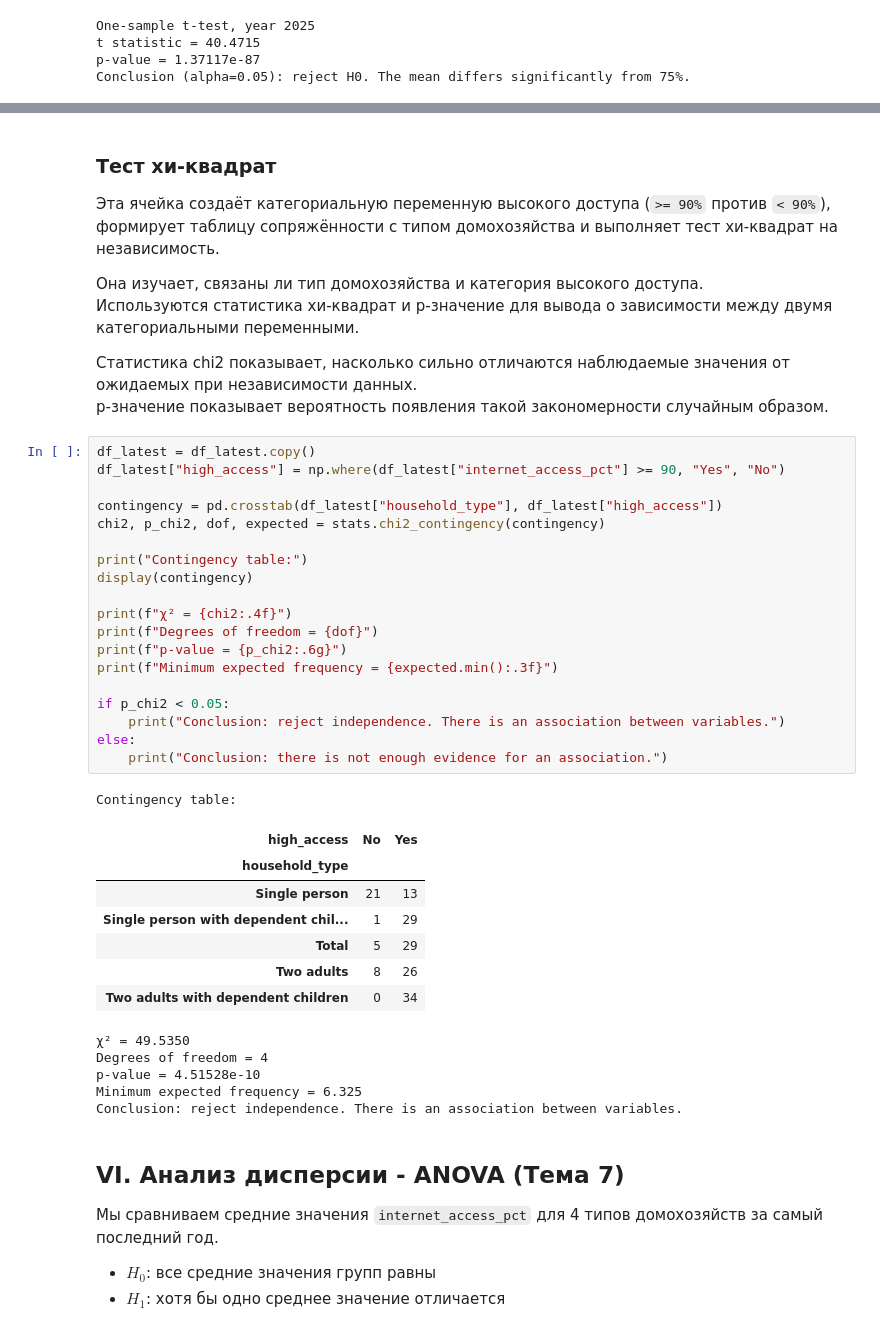
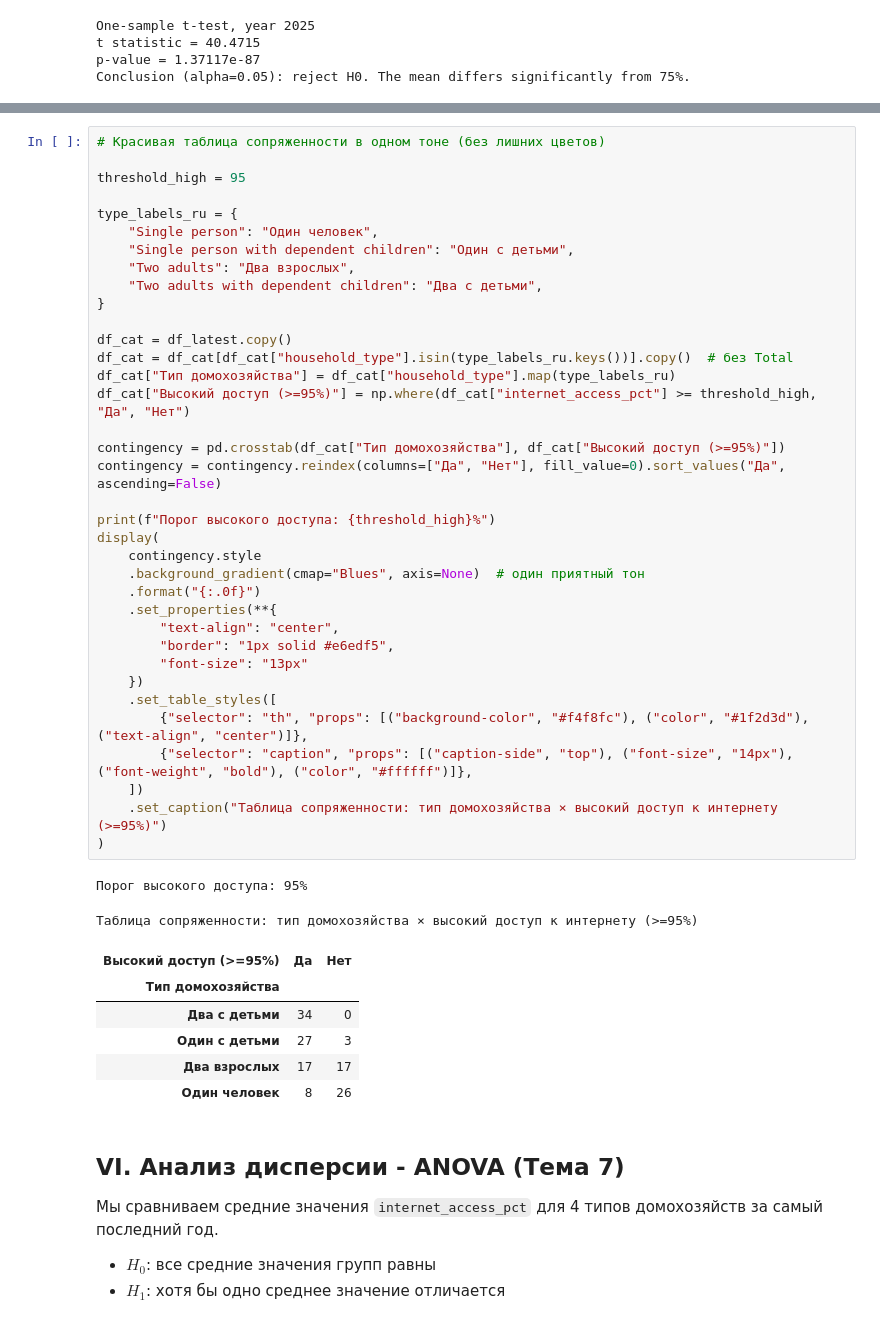
Before and after one commit to slendchat/MStAD, a Jupyter notebook: ind01.ipynb, the cells around one changed output, grey strips where cells are left out. Saved outputs shown, nothing was run; the diff lists cells and outputs as text.

Commit message:
convergence table

```diff
--- a/ind01.ipynb
+++ b/ind01.ipynb
@@ -728,45 +738,48 @@ Conclusion (alpha=0.05): reject H0. The mean differs significantly from 75%.
-# %% [markdown]
-### Тест хи-квадрат
-Эта ячейка создаёт категориальную переменную высокого доступа (`>= 90%` против `< 90%`), формирует таблицу сопряжённости с типом домохозяйства и выполняет тест хи-квадрат на независимость.
-
-Она изучает, связаны ли тип домохозяйства и категория высокого доступа.
-Используются статистика хи-квадрат и p-значение для вывода о зависимости между двумя категориальными переменными.
-
-Статистика chi2 показывает, насколько сильно отличаются наблюдаемые значения от ожидаемых при независимости данных.
-p-значение показывает вероятность появления такой закономерности случайным образом.
 # %%
-df_latest = df_latest.copy()
-df_latest["high_access"] = np.where(df_latest["internet_access_pct"] >= 90, "Yes", "No")
+# Красивая таблица сопряженности в одном тоне (без лишних цветов)
 
-contingency = pd.crosstab(df_latest["household_type"], df_latest["high_access"])
-chi2, p_chi2, dof, expected = stats.chi2_contingency(contingency)
+threshold_high = 95
 
-print("Contingency table:")
-display(contingency)
+type_labels_ru = {
+    "Single person": "Один человек",
+    "Single person with dependent children": "Один с детьми",
+    "Two adults": "Два взрослых",
+    "Two adults with dependent children": "Два с детьми",
+}
 
-print(f"χ² = {chi2:.4f}")
-print(f"Degrees of freedom = {dof}")
-print(f"p-value = {p_chi2:.6g}")
-print(f"Minimum expected frequency = {expected.min():.3f}")
+df_cat = df_latest.copy()
+df_cat = df_cat[df_cat["household_type"].isin(type_labels_ru.keys())].copy()  # без Total
+df_cat["Тип домохозяйства"] = df_cat["household_type"].map(type_labels_ru)
+df_cat["Высокий доступ (>=95%)"] = np.where(df_cat["internet_access_pct"] >= threshold_high, "Да", "Нет")
 
-if p_chi2 < 0.05:
-    print("Conclusion: reject independence. There is an association between variables.")
-else:
-    print("Conclusion: there is not enough evidence for an association.")
+contingency = pd.crosstab(df_cat["Тип домохозяйства"], df_cat["Высокий доступ (>=95%)"])
+contingency = contingency.reindex(columns=["Да", "Нет"], fill_value=0).sort_values("Да", ascending=False)
+
+print(f"Порог высокого доступа: {threshold_high}%")
+display(
+    contingency.style
+    .background_gradient(cmap="Blues", axis=None)  # один приятный тон
+    .format("{:.0f}")
+    .set_properties(**{
+        "text-align": "center",
+        "border": "1px solid #e6edf5",
+        "font-size": "13px"
+    })
+    .set_table_styles([
+        {"selector": "th", "props": [("background-color", "#f4f8fc"), ("color", "#1f2d3d"), ("text-align", "center")]},
+        {"selector": "caption", "props": [("caption-side", "top"), ("font-size", "14px"), ("font-weight", "bold"), ("color", "#ffffff")]},
+    ])
+    .set_caption("Таблица сопряженности: тип домохозяйства × высокий доступ к интернету (>=95%)")
+)
 # %% [output]
-Contingency table:
+Порог высокого доступа: 95%
+Таблица сопряженности: тип домохозяйства × высокий доступ к интернету (>=95%)
-| high_access | No | Yes |
-| household_type |  |  |
-| Single person | 21 | 13 |
-| Single person with dependent chil... | 1 | 29 |
-| Total | 5 | 29 |
-| Two adults | 8 | 26 |
-| Two adults with dependent children | 0 | 34 |
+| Высокий доступ (>=95%) | Да | Нет |
+| Тип домохозяйства |  |  |
+| Два с детьми | 34 | 0 |
+| Один с детьми | 27 | 3 |
+| Два взрослых | 17 | 17 |
+| Один человек | 8 | 26 |
-χ² = 49.5350
-Degrees of freedom = 4
-p-value = 4.51528e-10
-Minimum expected frequency = 6.325
-Conclusion: reject independence. There is an association between variables.
 # %% [markdown]
 ## VI. Анализ дисперсии - ANOVA (Тема 7)
 
```
Also changed, not shown: parts of 1 cell of this notebook.
